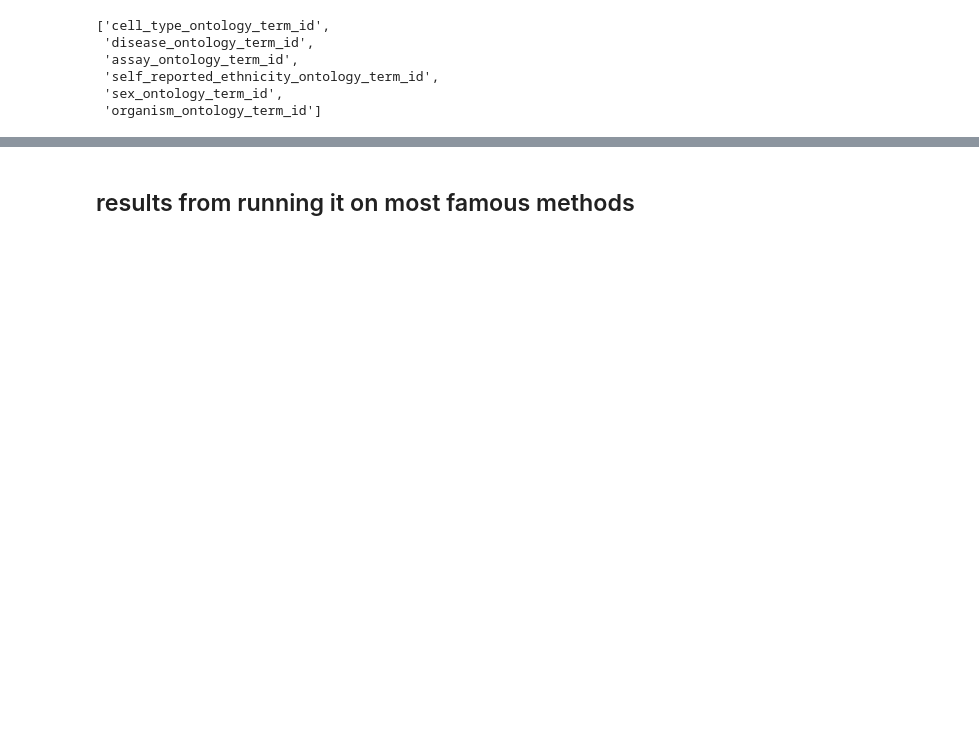
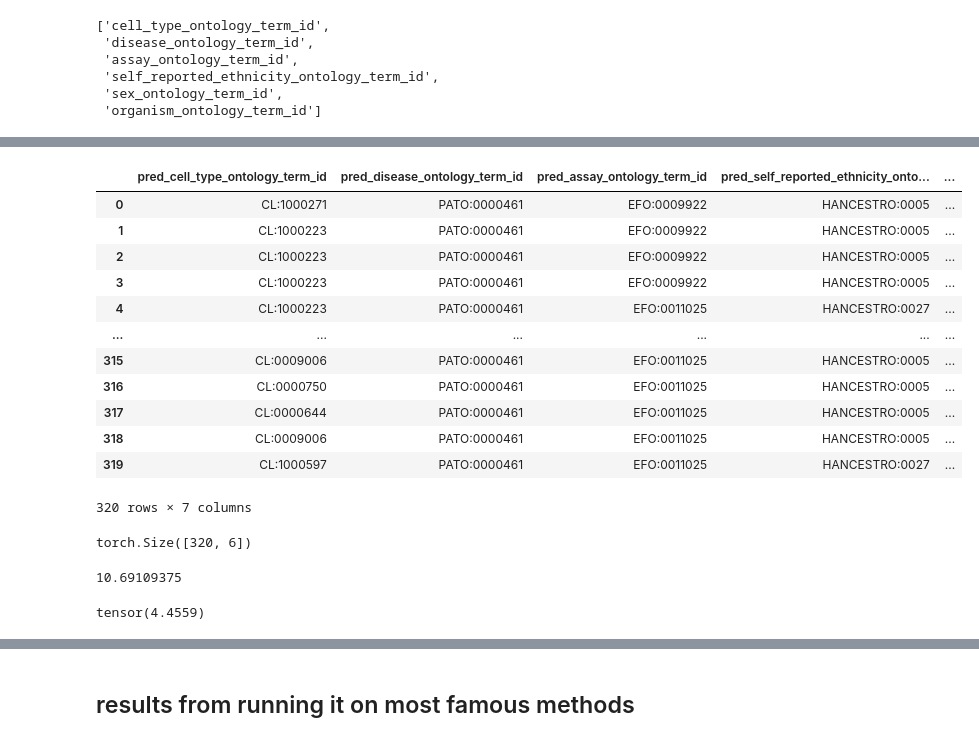
Before and after one commit to jkobject/scPRINT, a Jupyter notebook: notebooks/assessments/embedding_bench_and_task.ipynb, the cells around one changed output, grey strips where cells are left out. Drawn from its saved outputs; the diff is of its cells as text; code cells hidden in the pictures; blank space fills up the shorter version.

```diff
--- a/notebooks/assessments/embedding_bench_and_task.ipynb
+++ b/notebooks/assessments/embedding_bench_and_task.ipynb
@@ -178,0 +223,16 @@ predictions
+# %%
+pred_adata.obs
+# %% [output]
+|  | pred_cell_type_ontology_term_id | pred_disease_ontology_term_id | pred_assay_ontology_term_id | pred_self_reported_ethnicity_onto... | ... |
+| 0 | CL:1000271 | PATO:0000461 | EFO:0009922 | HANCESTRO:0005 | ... |
+| 1 | CL:1000223 | PATO:0000461 | EFO:0009922 | HANCESTRO:0005 | ... |
+| 2 | CL:1000223 | PATO:0000461 | EFO:0009922 | HANCESTRO:0005 | ... |
+| 3 | CL:1000223 | PATO:0000461 | EFO:0009922 | HANCESTRO:0005 | ... |
+| 4 | CL:1000223 | PATO:0000461 | EFO:0011025 | HANCESTRO:0027 | ... |
+| ... | ... | ... | ... | ... | ... |
+| 315 | CL:0009006 | PATO:0000461 | EFO:0011025 | HANCESTRO:0005 | ... |
+| 316 | CL:0000750 | PATO:0000461 | EFO:0011025 | HANCESTRO:0005 | ... |
+| 317 | CL:0000644 | PATO:0000461 | EFO:0011025 | HANCESTRO:0005 | ... |
+| 318 | CL:0009006 | PATO:0000461 | EFO:0011025 | HANCESTRO:0005 | ... |
+| 319 | CL:1000597 | PATO:0000461 | EFO:0011025 | HANCESTRO:0027 | ... |
+320 rows × 7 columns
@@ -178,0 +256,4 @@ predictions
+# %%
+model.pred.shape
+# %% [output]
+torch.Size([320, 6])
@@ -178,0 +262,8 @@ predictions
+# %%
+expr[:32].astype(int).mean()
+# %% [output]
+10.69109375
+# %%
+i["x"].mean()
+# %% [output]
+tensor(4.4559)
```
Also changed, not shown: parts of 26 cells of this notebook.
